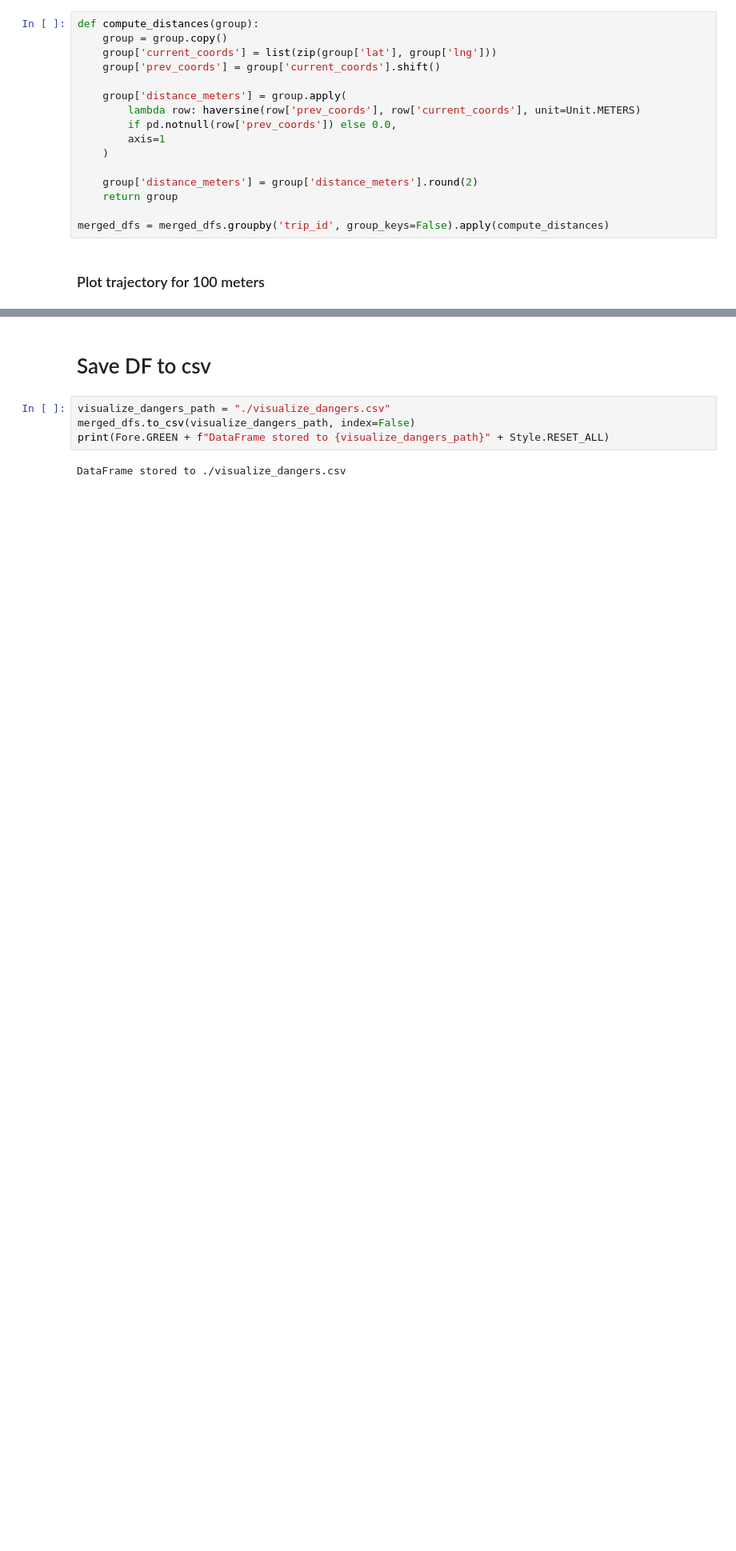
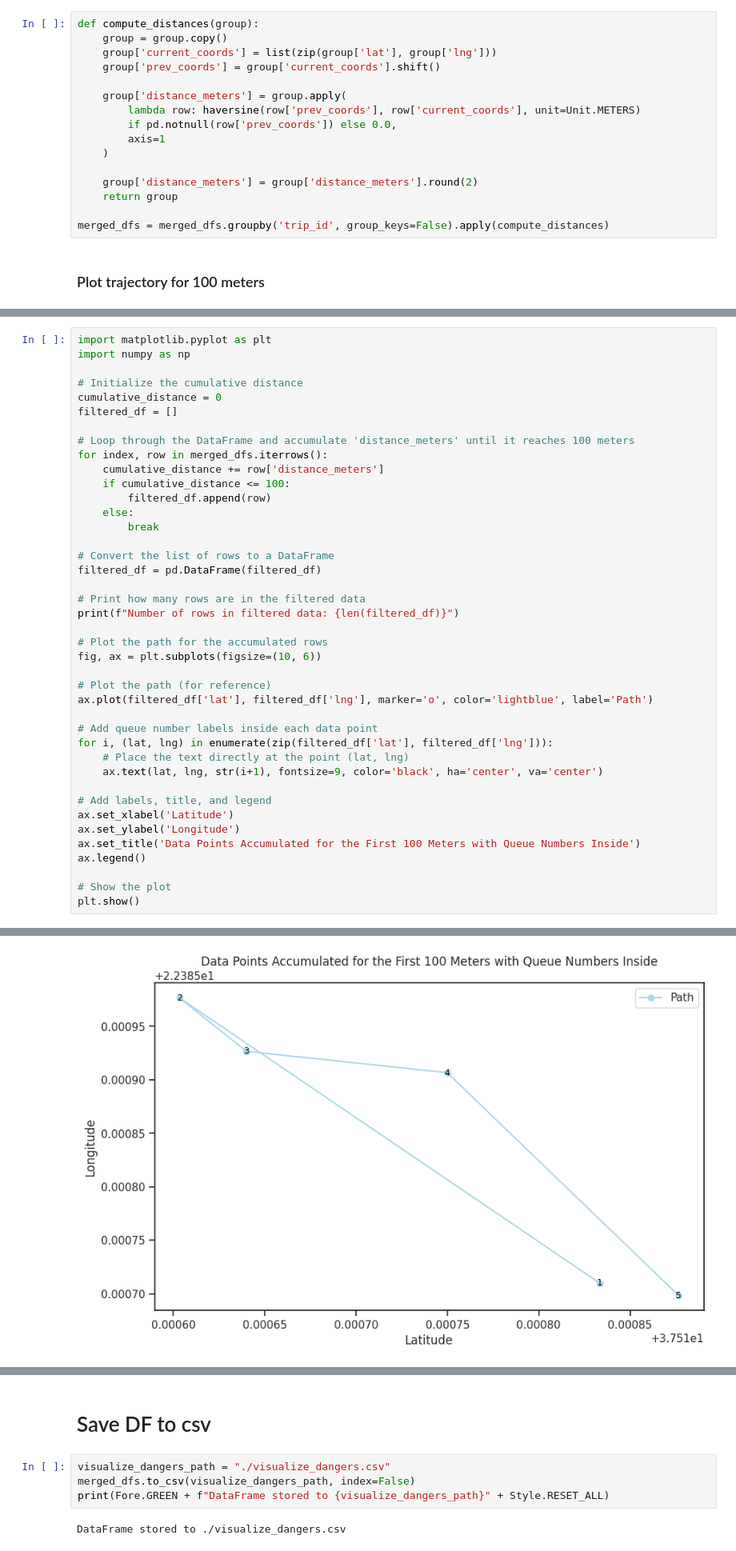
Before and after one commit to GeorgeStyl/Ptyxiaki-Repository, a Jupyter notebook: Python_Scripts/Data_Analysis/visualize_danger_areas_v1.ipynb, the cells around one changed output, grey strips where cells are left out. Shown at 80% size. Cells and saved outputs as stored; diff of their text form; blank space fills up the shorter version.

```diff
--- a/Python_Scripts/Data_Analysis/visualize_danger_areas_v1.ipynb
+++ b/Python_Scripts/Data_Analysis/visualize_danger_areas_v1.ipynb
@@ -624,0 +550,42 @@ See the caveats in the documentation: https://pandas.pydata.org/pandas-docs/stab
+# %%
+import matplotlib.pyplot as plt
+import numpy as np
+
+# Initialize the cumulative distance
+cumulative_distance = 0
+filtered_df = []
+
+# Loop through the DataFrame and accumulate 'distance_meters' until it reaches 100 meters
+for index, row in merged_dfs.iterrows():
+    cumulative_distance += row['distance_meters']
+    if cumulative_distance <= 100:
+        filtered_df.append(row)
+    else:
+        break
+
+# Convert the list of rows to a DataFrame
+filtered_df = pd.DataFrame(filtered_df)
+
+# Print how many rows are in the filtered data
+print(f"Number of rows in filtered data: {len(filtered_df)}")
+
+# Plot the path for the accumulated rows
+fig, ax = plt.subplots(figsize=(10, 6))
+
+# Plot the path (for reference)
+ax.plot(filtered_df['lat'], filtered_df['lng'], marker='o', color='lightblue', label='Path')
+
+# Add queue number labels inside each data point
+for i, (lat, lng) in enumerate(zip(filtered_df['lat'], filtered_df['lng'])):
+    # Place the text directly at the point (lat, lng)
+    ax.text(lat, lng, str(i+1), fontsize=9, color='black', ha='center', va='center')
+
+# Add labels, title, and legend
+ax.set_xlabel('Latitude')
+ax.set_ylabel('Longitude')
+ax.set_title('Data Points Accumulated for the First 100 Meters with Queue Numbers Inside')
+ax.legend()
+
+# Show the plot
+plt.show()
+# %% [output]
@@ -624,0 +593 @@ See the caveats in the documentation: https://pandas.pydata.org/pandas-docs/stab
+[figure, added]
```
Also changed, not shown: parts of 21 cells of this notebook.
